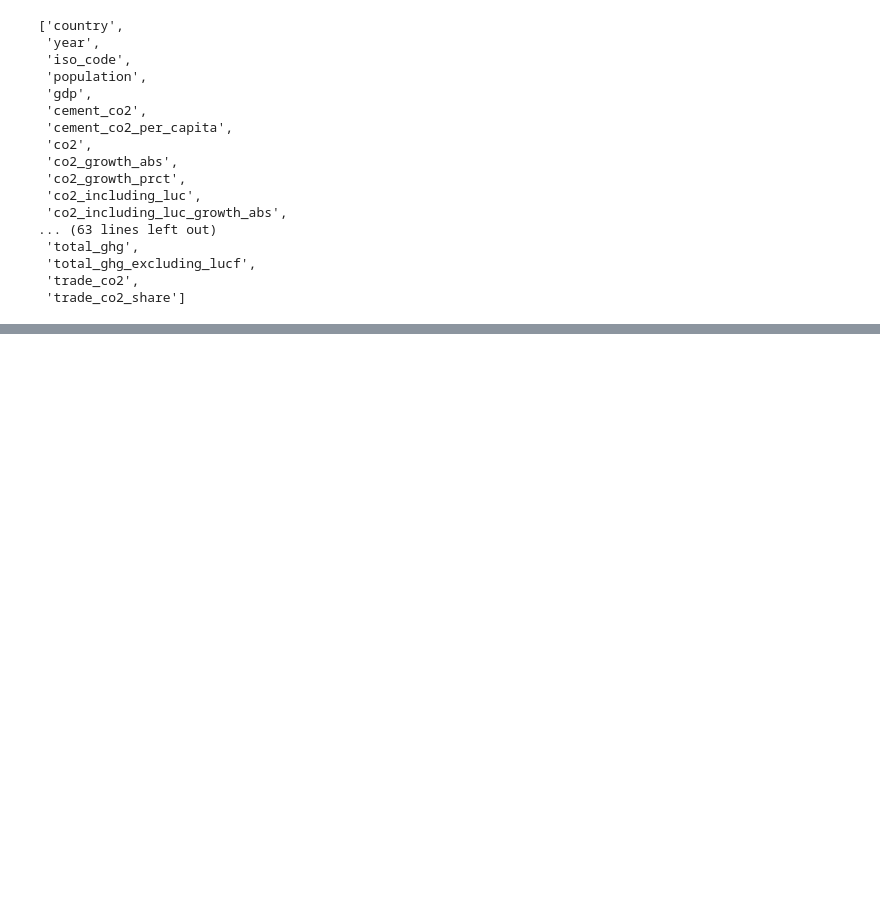
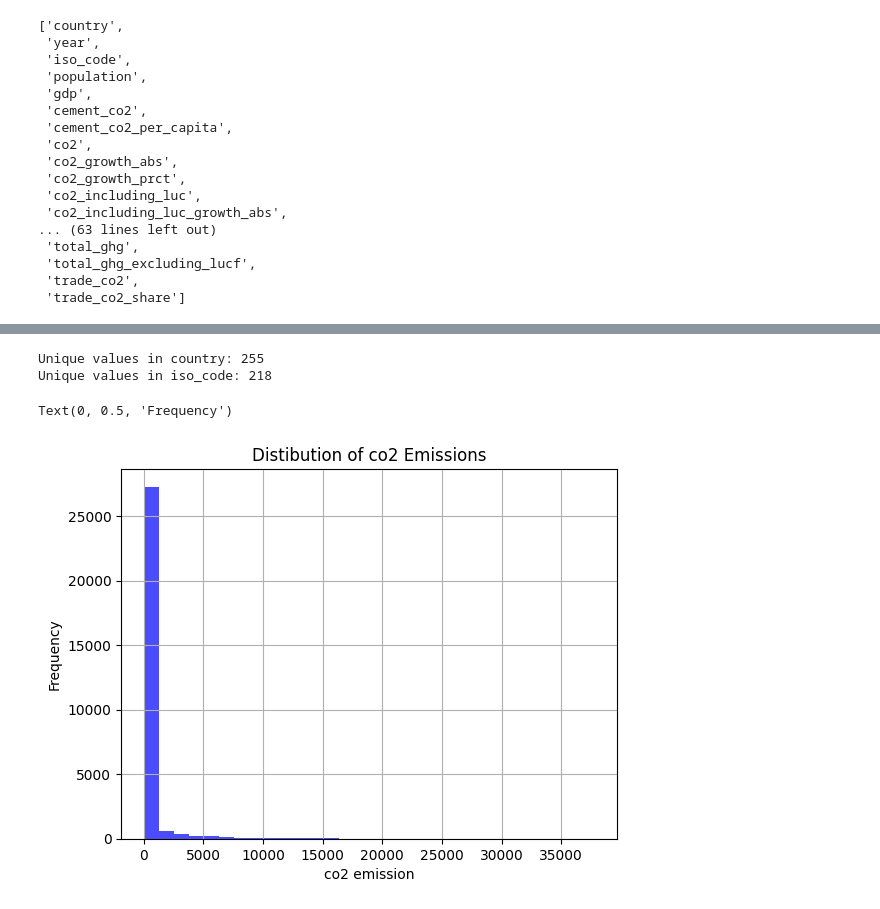
Before and after one commit to beex30/Global-CO2-Emissions, a Jupyter notebook: notebook/co2_analysis.ipynb, the cells around one changed output, grey strips where cells are left out. Drawn from its saved outputs; the diff is of its cells as text; code cells hidden in the pictures; blank space fills up the shorter version.

```diff
--- a/notebook/co2_analysis.ipynb
+++ b/notebook/co2_analysis.ipynb
@@ -96,0 +121,16 @@ df.columns.tolist()
+# %%
+categorical_columns = df.select_dtypes(include=['object']).columns
+for col in categorical_columns:
+    print(f"Unique values in {col}: {df[col].nunique()}")
+# %% [output]
+Unique values in country: 255
+Unique values in iso_code: 218
+# %%
+plt.Figure(figsize=(8,5))
+df['co2'].dropna().hist(bins=30,color='blue', alpha=0.7)
+plt.title('Distibution of co2 Emissions')
+plt.xlabel('co2 emission')
+plt.ylabel('Frequency')
+# %% [output]
+Text(0, 0.5, 'Frequency')
+[figure, added]
```
Also changed, not shown: parts of 3 cells of this notebook.
